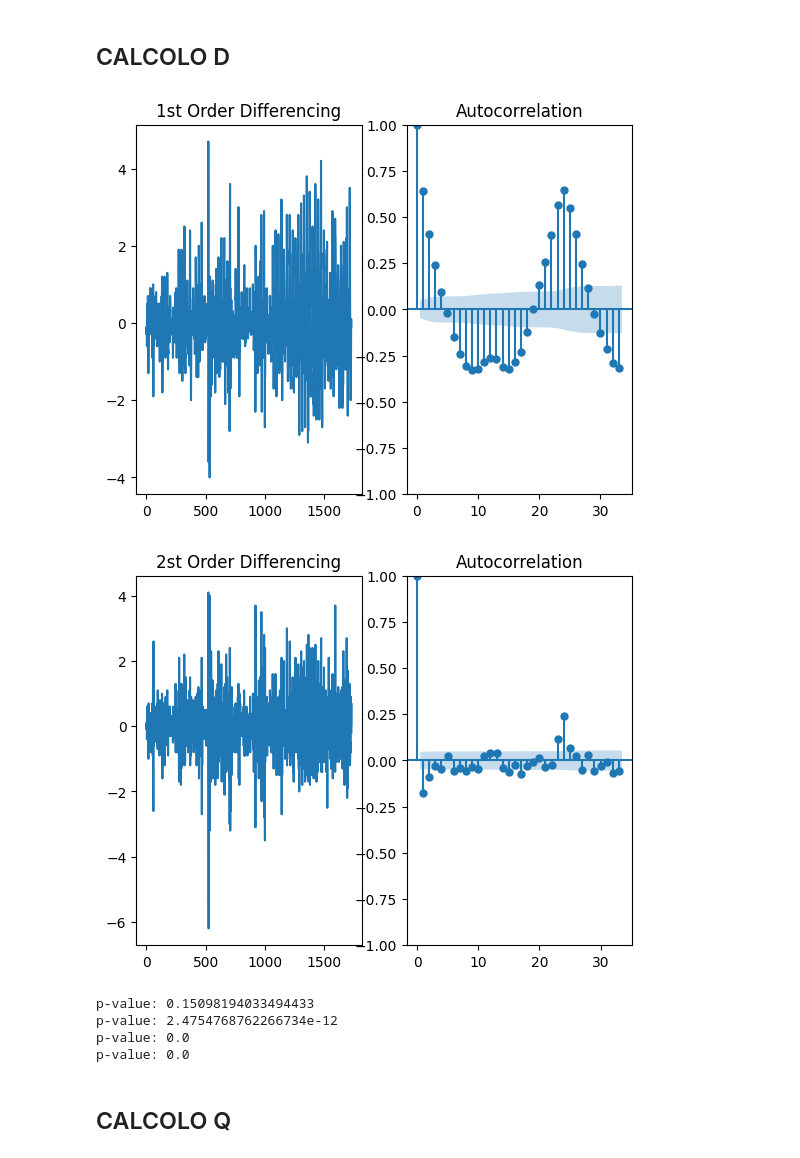
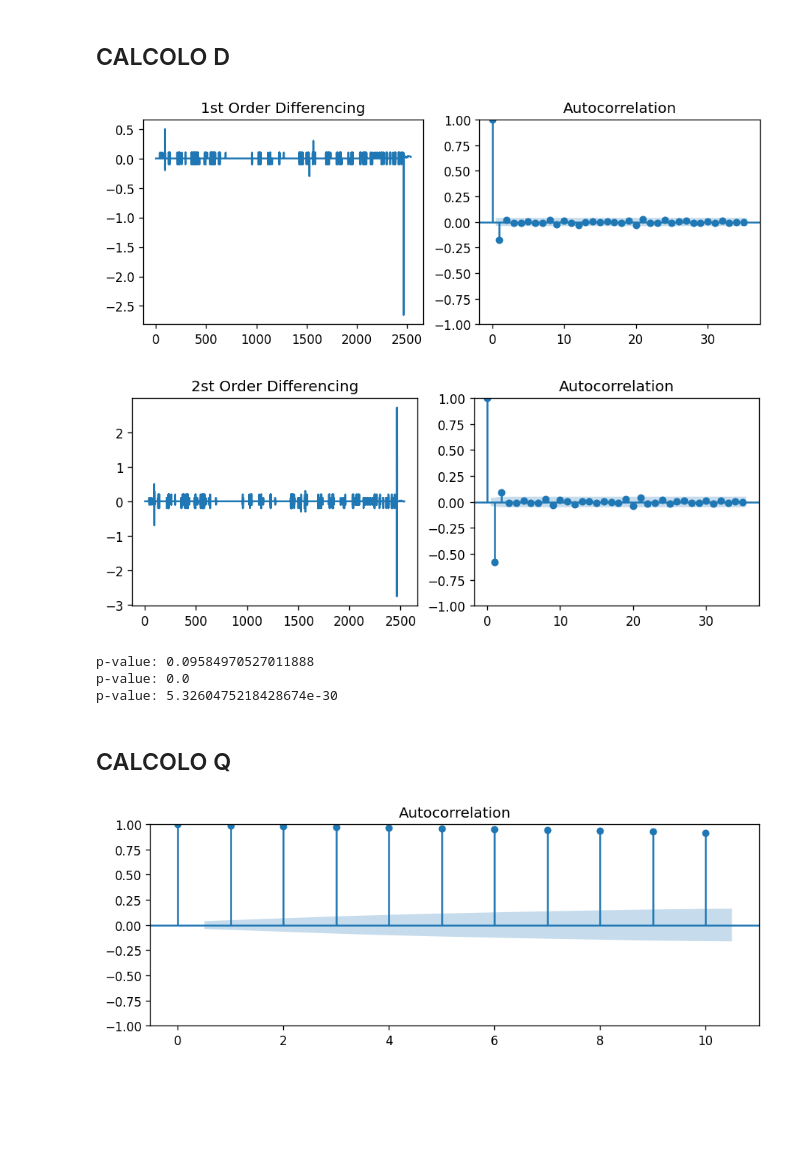
Before and after one commit to andiub97/iot-project, a Jupyter notebook: forecasting/ARIMAforecasting.ipynb, the cells around one changed output. Cells and saved outputs as stored; diff of their text form; code cells hidden in the pictures; blank space fills up the shorter version.

```diff
--- a/forecasting/ARIMAforecasting.ipynb
+++ b/forecasting/ARIMAforecasting.ipynb
@@ -110,36 +160,40 @@ from statsmodels.graphics. tsaplots import plot_acf
 f = plt.figure()
 ax1 = f.add_subplot(121)
 ax1.set_title('1st Order Differencing')
-ax1.plot(train.diff())
+ax1.plot(df.value.diff())
 
 ax2 = f.add_subplot(122)
-plot_acf(train.diff().dropna(),ax=ax2)
+plot_acf(df.value.diff().dropna(),ax=ax2)
 plt.show()
 # %% [output]
-[figure, old version]
+[figure, new version]
 # %%
 f = plt.figure()
 ax1 = f.add_subplot(121)
 ax1.set_title('2st Order Differencing')
-ax1.plot(train.diff().diff())
+ax1.plot(df.value.diff().diff())
 
 ax2 = f.add_subplot(122)
-plot_acf(train.diff().diff().dropna(),ax=ax2)
+plot_acf(df.value.diff().diff().dropna(),ax=ax2)
 plt.show()
 # %% [output]
-[figure, old version]
+[figure, new version]
 # %%
 from statsmodels.tsa.stattools import adfuller
-result = adfuller(train.dropna())
+result = adfuller(df.value.dropna())
 print("p-value:" , result[1])
-result = adfuller(train.diff().dropna())
+result = adfuller(df.value.diff().dropna())
 print("p-value:" , result[1])
-result = adfuller(train.diff().diff().dropna())
+result = adfuller(df.value.diff().diff().dropna())
 print("p-value:" , result[1])
 # %% [output]
-p-value: 0.15098194033494433
-p-value: 2.4754768762266734e-12
+p-value: 0.09584970527011888
 p-value: 0.0
-p-value: 0.0
+p-value: 5.3260475218428674e-30
 # %% [markdown]
 ## CALCOLO Q
+# %%
+fig = tsaplots.plot_acf(df.value.dropna(), lags=10)
+plt.show()
+# %% [output]
+[figure, added]
```
Also changed, not shown: parts of 70 cells of this notebook, 2 other files.
